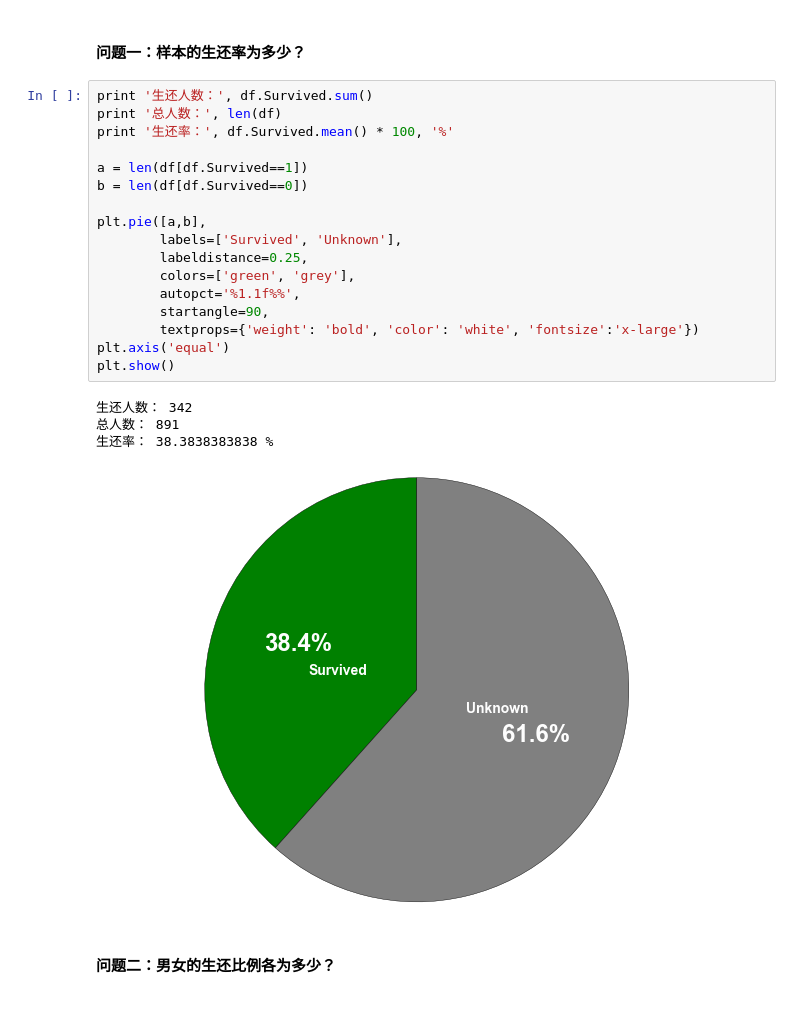
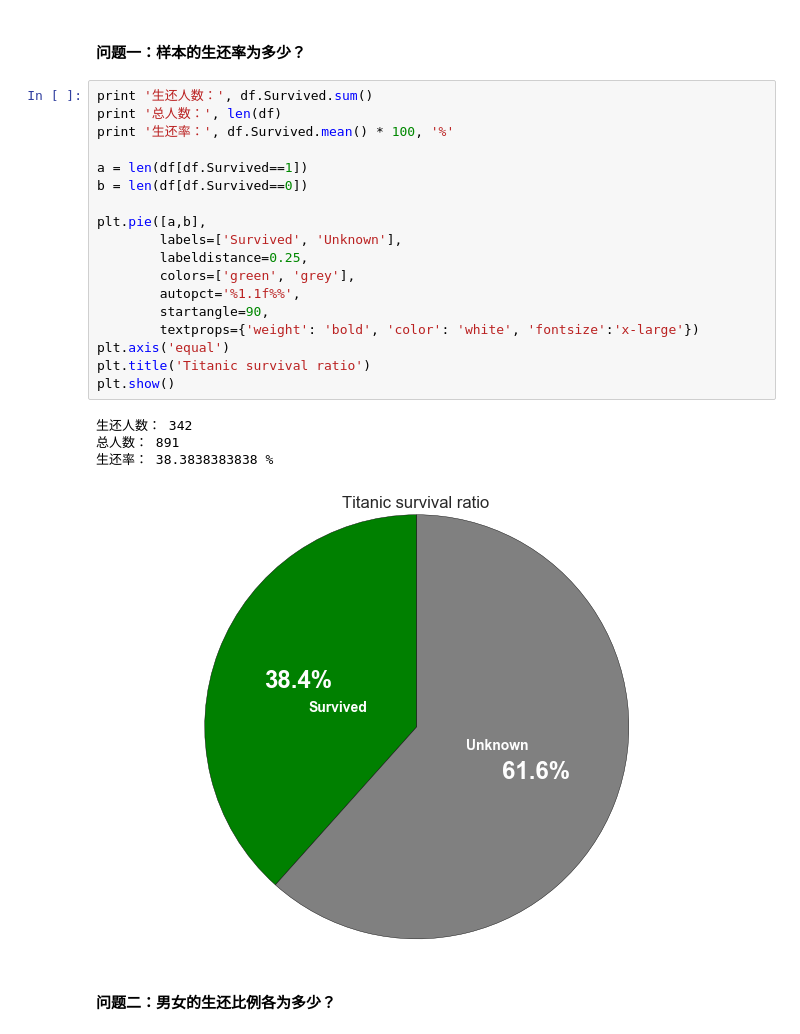
Before and after one commit to deCHN/DA-P2, a Jupyter notebook: titanic_data_explore.ipynb, the cells around one changed output. Cells and saved outputs as stored; diff of their text form; blank space fills up the shorter version.

```diff
--- a/titanic_data_explore.ipynb
+++ b/titanic_data_explore.ipynb
@@ -125,25 +125,26 @@ the definitions do not support such relations.
 # %%
 print '生还人数：', df.Survived.sum()
 print '总人数：', len(df)
 print '生还率：', df.Survived.mean() * 100, '%'
 
 a = len(df[df.Survived==1])
 b = len(df[df.Survived==0])
 
 plt.pie([a,b],
         labels=['Survived', 'Unknown'],
         labeldistance=0.25,
         colors=['green', 'grey'],
         autopct='%1.1f%%',
         startangle=90,
         textprops={'weight': 'bold', 'color': 'white', 'fontsize':'x-large'})
 plt.axis('equal')
+plt.title('Titanic survival ratio')
 plt.show()
 # %% [output]
 生还人数： 342
 总人数： 891
 生还率： 38.3838383838 %
-[figure, old version]
+[figure, new version]
 # %% [markdown]
 #### 问题二：男女的生还比例各为多少？
 # %%
```
Also changed, not shown: parts of 7 cells of this notebook.
